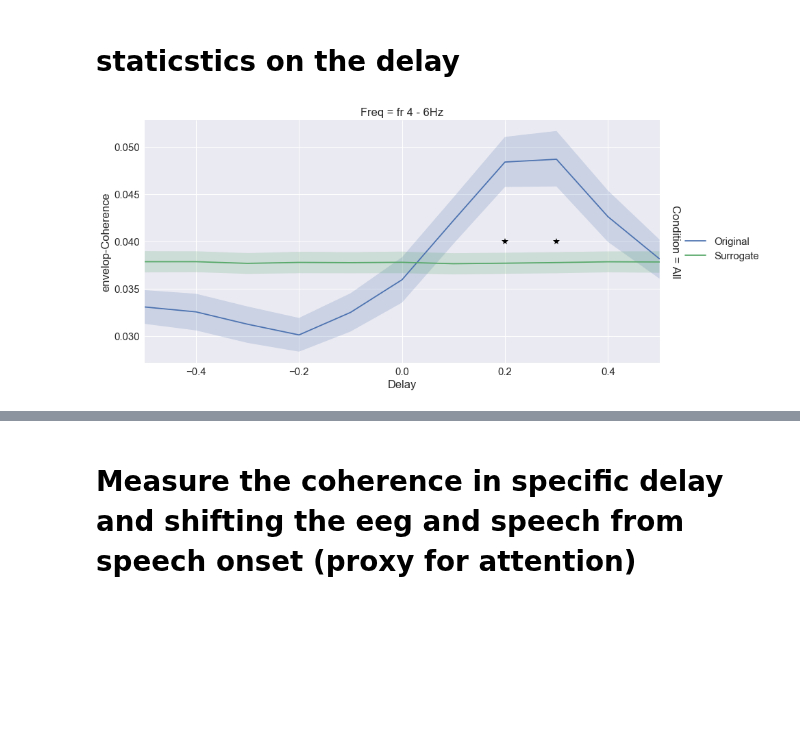
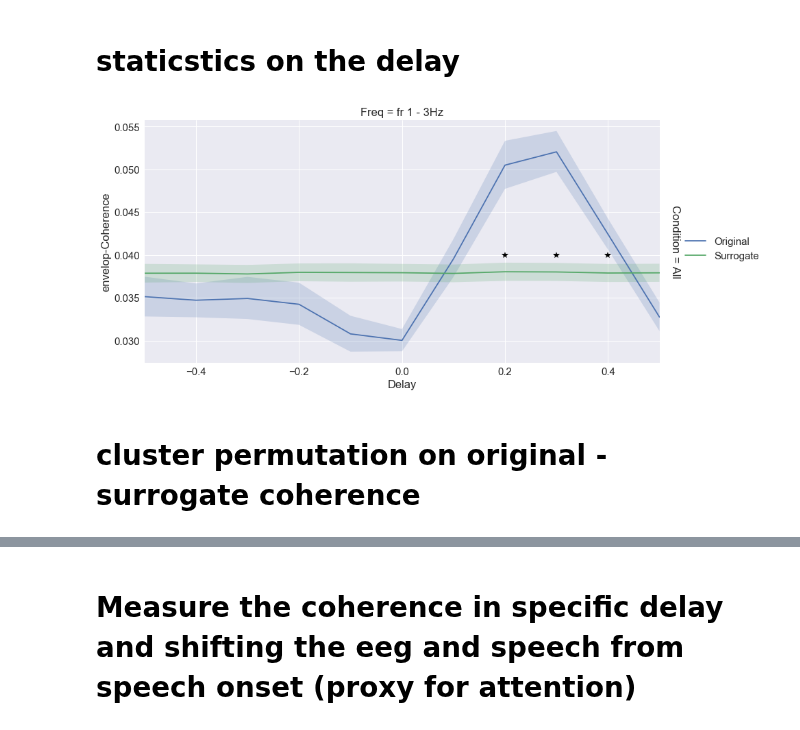
Before and after one commit to sankar-mukherjee/entrainment_python, a Jupyter notebook: coherence_investigate.ipynb, the cells around one changed output, grey strips where cells are left out. Cells and saved outputs as stored; diff of their text form; code cells hidden in the pictures; blank space fills up the shorter version.

Commit message:
update coherence surrogate

```diff
--- a/coherence_investigate.ipynb
+++ b/coherence_investigate.ipynb
@@ -81,7 +82,7 @@ freq_band = [ 'fr 1 - 3Hz']
 # 'fr 9 - 11Hz', 'fr 10 - 12Hz']
 
 extra_channels = ['envelop','jawaopening','lipaparature','lipProtrusion','TTCD','TMCD','TBCD']
-extra_channels = ['TTCD','TMCD','TBCD']
+extra_channels = ['envelop','lipaparature']
 
 condition = ['Hyper','Normal','Hypo','All']
 condition = ['All']
@@ -294,7 +295,7 @@ x = plt.plot(x,y, marker='*', color='k',markersize=10,linestyle='')
 
 #freq_band = ['fr 1 - 3Hz', 'fr 2 - 4Hz', 'fr 3 - 5Hz', 'fr 4 - 6Hz','fr 5 - 7Hz', 'fr 6 - 8Hz', 'fr 7 - 9Hz', 'fr 8 - 10Hz',
 # 'fr 9 - 11Hz', 'fr 10 - 12Hz']
-freq_band = [ 'fr 4 - 6Hz']
+freq_band = [ 'fr 1 - 3Hz']
 condition = ['All']
 
 extra_channels = ['envelop','jawaopening','lipaparature','lipProtrusion','TTCD','TMCD','TBCD']
@@ -313,31 +314,33 @@ for c in condition:
                 for i in range(numSamples):
                     np.random.shuffle(a)
                     X[:,i] = a
                 x = X.mean(axis=1)
 
                 aa = pd.DataFrame({'Subject':s,'Delay':delay,'Feature':'Surrogate','Freq':fr,'Condition':c,'Coherence':x})
                 frames.append(aa)
                 aa = pd.DataFrame({'Subject':s,'Delay':delay,'Feature':'Original','Freq':fr,'Condition':c,'Coherence':b})
                 frames.append(aa)
 
 data_chanceCoh = pd.concat((frames),axis=0)
 data_chanceCoh.set_index(['Feature','Freq','Condition','Delay','Subject'], inplace=True)
 data_chanceCoh.sort_index(inplace=True)
 
 
 # permutation stat between surrogate and original
 numSamples = 1000
 P = get_P_value(data_chanceCoh,['Original','Surrogate'],freq_band,condition,delay,numSamples)
 x = P[P['p-value'] <= 0.05]['Delay'].get_values()
 y = np.repeat(0.04,len(x))
 
 #plot
 data_chanceCoh = pd.DataFrame(data_chanceCoh.reset_index())
 g = sns.FacetGrid(data_chanceCoh, col="Freq", row="Condition",col_order=freq_band , margin_titles=True,size=6,aspect=2)
 b = g.map_dataframe(sns.tsplot, time="Delay", unit="Subject",condition="Feature", value="Coherence",color="deep").add_legend()
 b = b.set_xlabels('Delay')
 b = b.set_ylabels(extra_channels[0]+'-Coherence')
 # mark the signifiancant point
 x = plt.plot(x,y, marker='*', color='k',markersize=10,linestyle='')
 # %% [output]
-[figure, old version]
+[figure, new version]
+# %% [markdown]
+# cluster permutation on original - surrogate coherence
```
Also changed, not shown: parts of 10 cells of this notebook, 2 other files.
